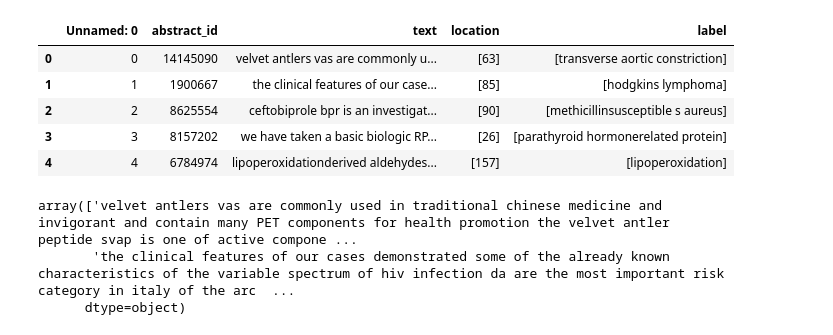
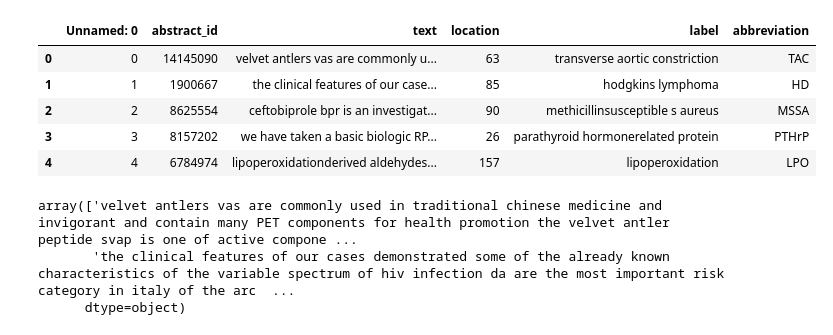
Before and after one commit to davidsolow/med-abbrev-mystery, a Jupyter notebook: biobert.ipynb, the cells around one changed output. Cells and saved outputs as stored; diff of their text form; code cells hidden in the pictures.

Commit message:
Commit before changing masking approach. Note - mistakenly make some updates to dataset loading before committing, namely unpacking labels and adding abbreviation column

```diff
--- a/biobert.ipynb
+++ b/biobert.ipynb
@@ -77,23 +77,38 @@ Embedding: [-1.42003015e-01  9.69023481e-02 -2.69721925e-01  1.01291072e+00
  -3.28297496e-01  1.15871000e+00 -9.09242630e-01 -6.77583396e-01
  -8.55528563e-03  2.71832556e-01 -6.47125661e-01  8.39854240e-01]
 # %%
+def process_location(location):
+    return list(map(int, eval(location)))[0]
+
+def process_label(label):
+    return eval(label)[0]
+
+# Reading and processing training data
 train_df = pd.read_csv('data/medal_train.csv')
-train_df['location'] = train_df['location'].apply(eval).apply(lambda x: list(map(int, x)))
-train_df['label'] = train_df['label'].apply(eval)
+train_df['location'] = train_df['location'].map(process_location)
+train_df['label'] = train_df['label'].map(process_label)
+train_df['abbreviation'] = train_df.apply(lambda row: row['text'].split()[row['location']], axis=1)
+
+# Reading and processing validation data
 val_df = pd.read_csv('data/medal_val.csv')
-val_df['location'] = val_df['location'].apply(eval).apply(lambda x: list(map(int, x)))
-val_df['label'] = val_df['label'].apply(eval)
+val_df['location'] = val_df['location'].map(process_location)
+val_df['label'] = val_df['label'].map(process_label)
+val_df['abbreviation'] = val_df.apply(lambda row: row['text'].split()[row['location']], axis=1)
+
+# Reading and processing test data
 test_df = pd.read_csv('data/medal_test.csv')
-test_df['location'] = test_df['location'].apply(eval).apply(lambda x: list(map(int, x)))
-test_df['label'] = test_df['label'].apply(eval)
+test_df['location'] = test_df['location'].map(process_location)
+test_df['label'] = test_df['label'].map(process_label)
+test_df['abbreviation'] = test_df.apply(lambda row: row['text'].split()[row['location']], axis=1)
+
 train_df.head()
 # %% [output]
-|  | Unnamed: 0 | abstract_id | text | location | label |
-| 0 | 0 | 14145090 | velvet antlers vas are commonly u... | [63] | [transverse aortic constriction] |
-| 1 | 1 | 1900667 | the clinical features of our case... | [85] | [hodgkins lymphoma] |
-| 2 | 2 | 8625554 | ceftobiprole bpr is an investigat... | [90] | [methicillinsusceptible s aureus] |
-| 3 | 3 | 8157202 | we have taken a basic biologic RP... | [26] | [parathyroid hormonerelated protein] |
-| 4 | 4 | 6784974 | lipoperoxidationderived aldehydes... | [157] | [lipoperoxidation] |
+|  | Unnamed: 0 | abstract_id | text | location | label | abbreviation |
+| 0 | 0 | 14145090 | velvet antlers vas are commonly u... | 63 | transverse aortic constriction | TAC |
+| 1 | 1 | 1900667 | the clinical features of our case... | 85 | hodgkins lymphoma | HD |
+| 2 | 2 | 8625554 | ceftobiprole bpr is an investigat... | 90 | methicillinsusceptible s aureus | MSSA |
+| 3 | 3 | 8157202 | we have taken a basic biologic RP... | 26 | parathyroid hormonerelated protein | PTHrP |
+| 4 | 4 | 6784974 | lipoperoxidationderived aldehydes... | 157 | lipoperoxidation | LPO |
 # %%
 train_text = train_df['text'].values[:1000]
 train_loc = train_df['location'].values[:1000]
```
Also changed, not shown: parts of 15 cells of this notebook.
